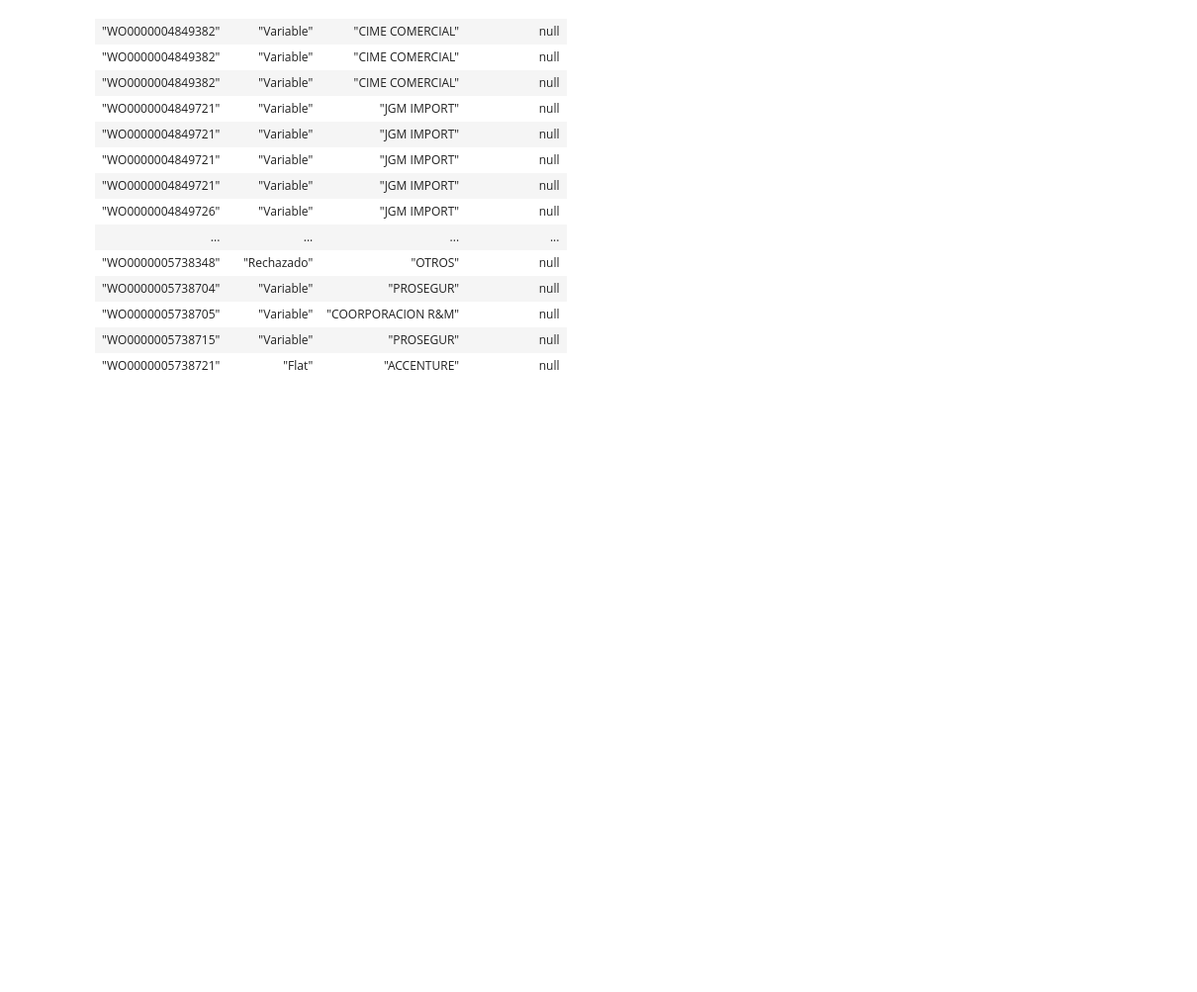
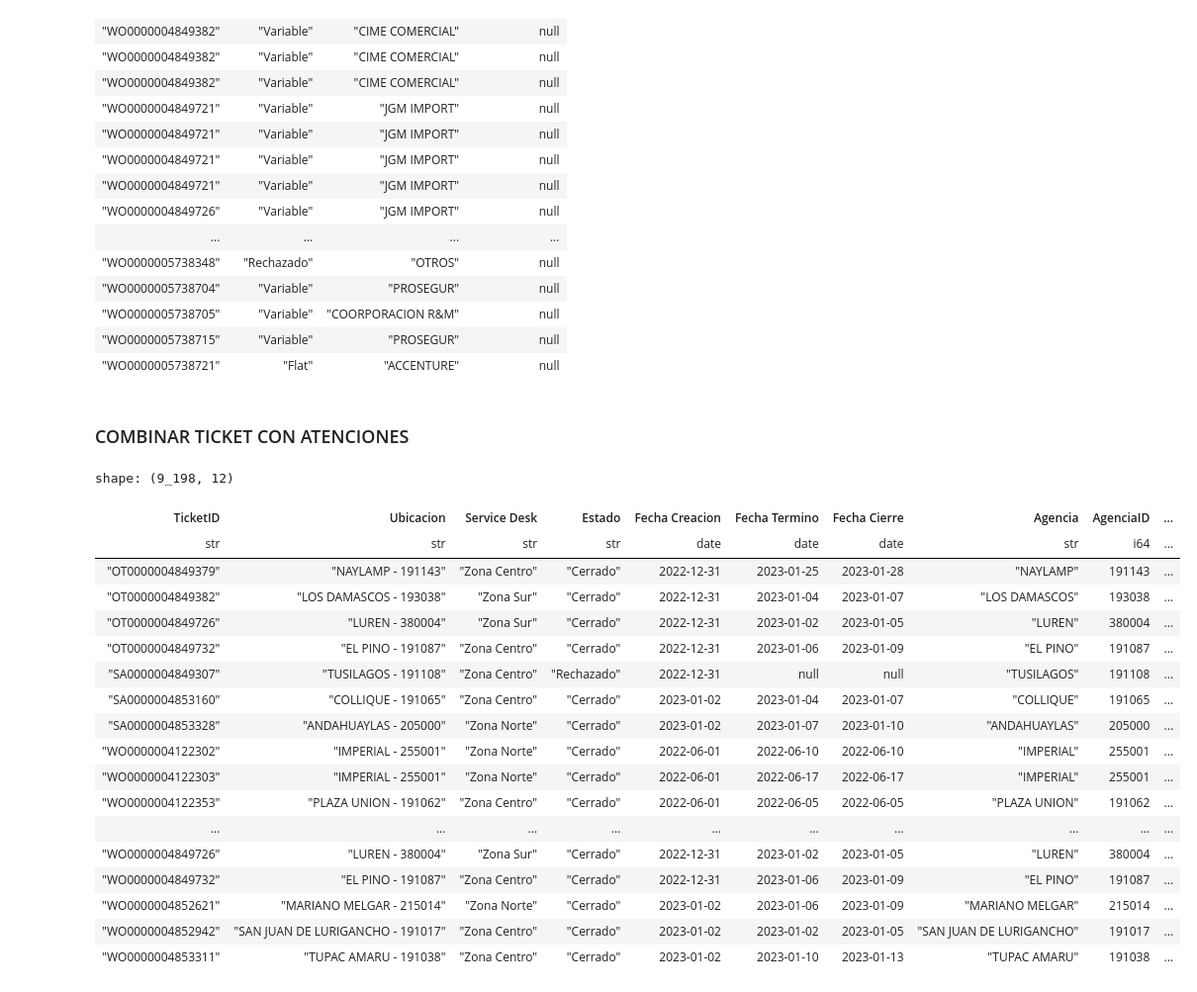
Before and after one commit to KevinTalavera/Python-for-ETL-S1, a Jupyter notebook: Base_Tickets.ipynb, the cells around one changed output. Shown: that part at 99% size. Saved outputs shown, nothing was run; the diff lists cells and outputs as text; code cells hidden in the pictures; blank space fills up the shorter version.

```diff
--- a/Base_Tickets.ipynb
+++ b/Base_Tickets.ipynb
@@ -225,3 +225,27 @@ def texto_a_decimal(valor):
 Atenciones = Atenciones.with_columns(
     pl.col('Costo Atencion').map_elements(texto_a_decimal).alias('Costo Atencion')
 )
+# %% [markdown]
+### COMBINAR TICKET CON ATENCIONES
+# %%
+Tickets
+# %% [output]
+shape: (9_198, 12)
+| TicketID | Ubicacion | Service Desk | Estado | Fecha Creacion | Fecha Termino | Fecha Cierre | Agencia | AgenciaID | ... |
+| str | str | str | str | date | date | date | str | i64 | ... |
+| "OT0000004849379" | "NAYLAMP - 191143" | "Zona Centro" | "Cerrado" | 2022-12-31 | 2023-01-25 | 2023-01-28 | "NAYLAMP" | 191143 | ... |
+| "OT0000004849382" | "LOS DAMASCOS - 193038" | "Zona Sur" | "Cerrado" | 2022-12-31 | 2023-01-04 | 2023-01-07 | "LOS DAMASCOS" | 193038 | ... |
+| "OT0000004849726" | "LUREN - 380004" | "Zona Sur" | "Cerrado" | 2022-12-31 | 2023-01-02 | 2023-01-05 | "LUREN" | 380004 | ... |
+| "OT0000004849732" | "EL PINO - 191087" | "Zona Centro" | "Cerrado" | 2022-12-31 | 2023-01-06 | 2023-01-09 | "EL PINO" | 191087 | ... |
+| "SA0000004849307" | "TUSILAGOS - 191108" | "Zona Centro" | "Rechazado" | 2022-12-31 | null | null | "TUSILAGOS" | 191108 | ... |
+| "SA0000004853160" | "COLLIQUE - 191065" | "Zona Centro" | "Cerrado" | 2023-01-02 | 2023-01-04 | 2023-01-07 | "COLLIQUE" | 191065 | ... |
+| "SA0000004853328" | "ANDAHUAYLAS - 205000" | "Zona Norte" | "Cerrado" | 2023-01-02 | 2023-01-07 | 2023-01-10 | "ANDAHUAYLAS" | 205000 | ... |
+| "WO0000004122302" | "IMPERIAL - 255001" | "Zona Norte" | "Cerrado" | 2022-06-01 | 2022-06-10 | 2022-06-10 | "IMPERIAL" | 255001 | ... |
+| "WO0000004122303" | "IMPERIAL - 255001" | "Zona Norte" | "Cerrado" | 2022-06-01 | 2022-06-17 | 2022-06-17 | "IMPERIAL" | 255001 | ... |
+| "WO0000004122353" | "PLAZA UNION - 191062" | "Zona Centro" | "Cerrado" | 2022-06-01 | 2022-06-05 | 2022-06-05 | "PLAZA UNION" | 191062 | ... |
+| ... | ... | ... | ... | ... | ... | ... | ... | ... | ... |
+| "WO0000004849726" | "LUREN - 380004" | "Zona Sur" | "Cerrado" | 2022-12-31 | 2023-01-02 | 2023-01-05 | "LUREN" | 380004 | ... |
+| "WO0000004849732" | "EL PINO - 191087" | "Zona Centro" | "Cerrado" | 2022-12-31 | 2023-01-06 | 2023-01-09 | "EL PINO" | 191087 | ... |
+| "WO0000004852621" | "MARIANO MELGAR - 215014" | "Zona Norte" | "Cerrado" | 2023-01-02 | 2023-01-06 | 2023-01-09 | "MARIANO MELGAR" | 215014 | ... |
+| "WO0000004852942" | "SAN JUAN DE LURIGANCHO - 191017" | "Zona Centro" | "Cerrado" | 2023-01-02 | 2023-01-02 | 2023-01-05 | "SAN JUAN DE LURIGANCHO" | 191017 | ... |
+| "WO0000004853311" | "TUPAC AMARU - 191038" | "Zona Centro" | "Cerrado" | 2023-01-02 | 2023-01-10 | 2023-01-13 | "TUPAC AMARU" | 191038 | ... |
```
Also changed, not shown: parts of 4 cells of this notebook.
